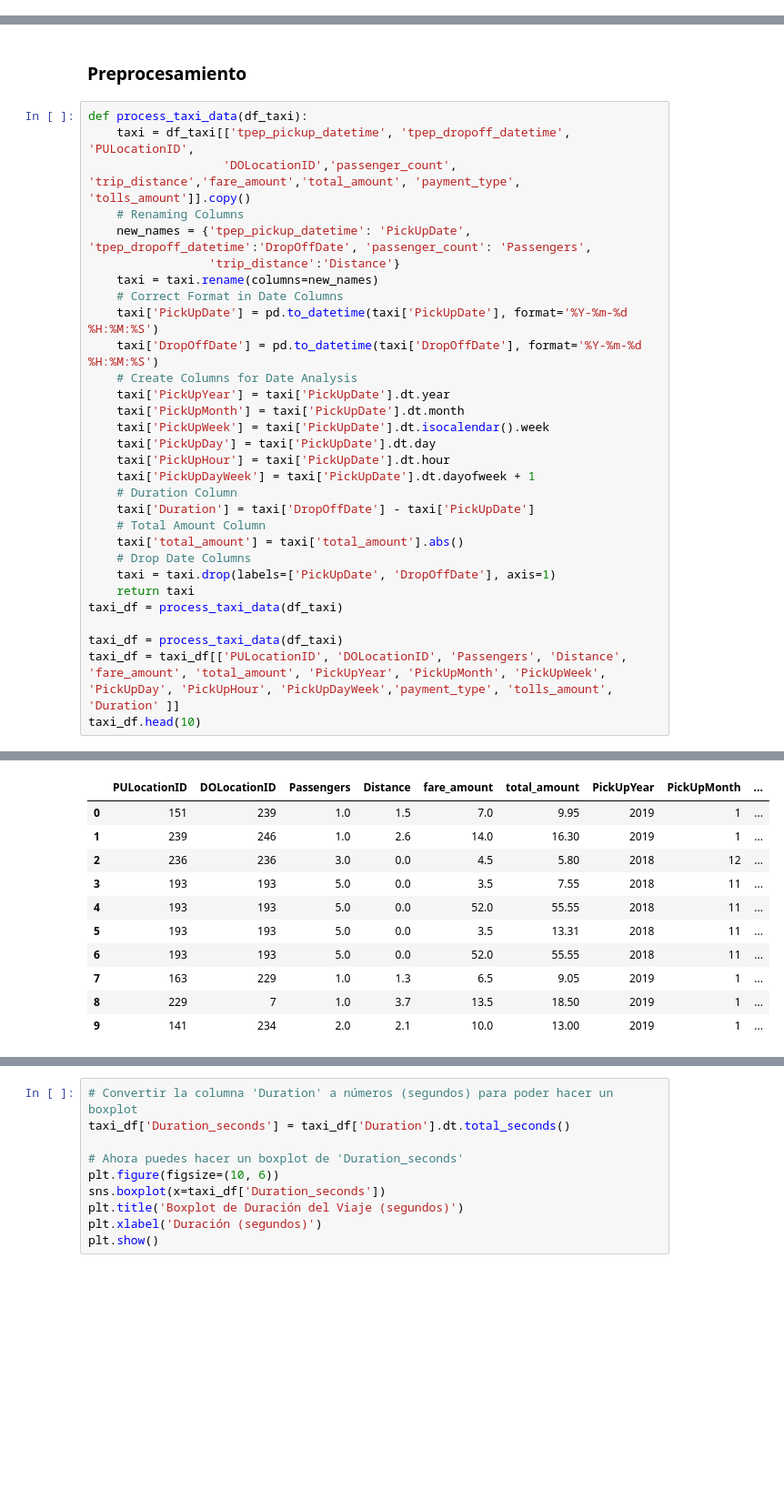
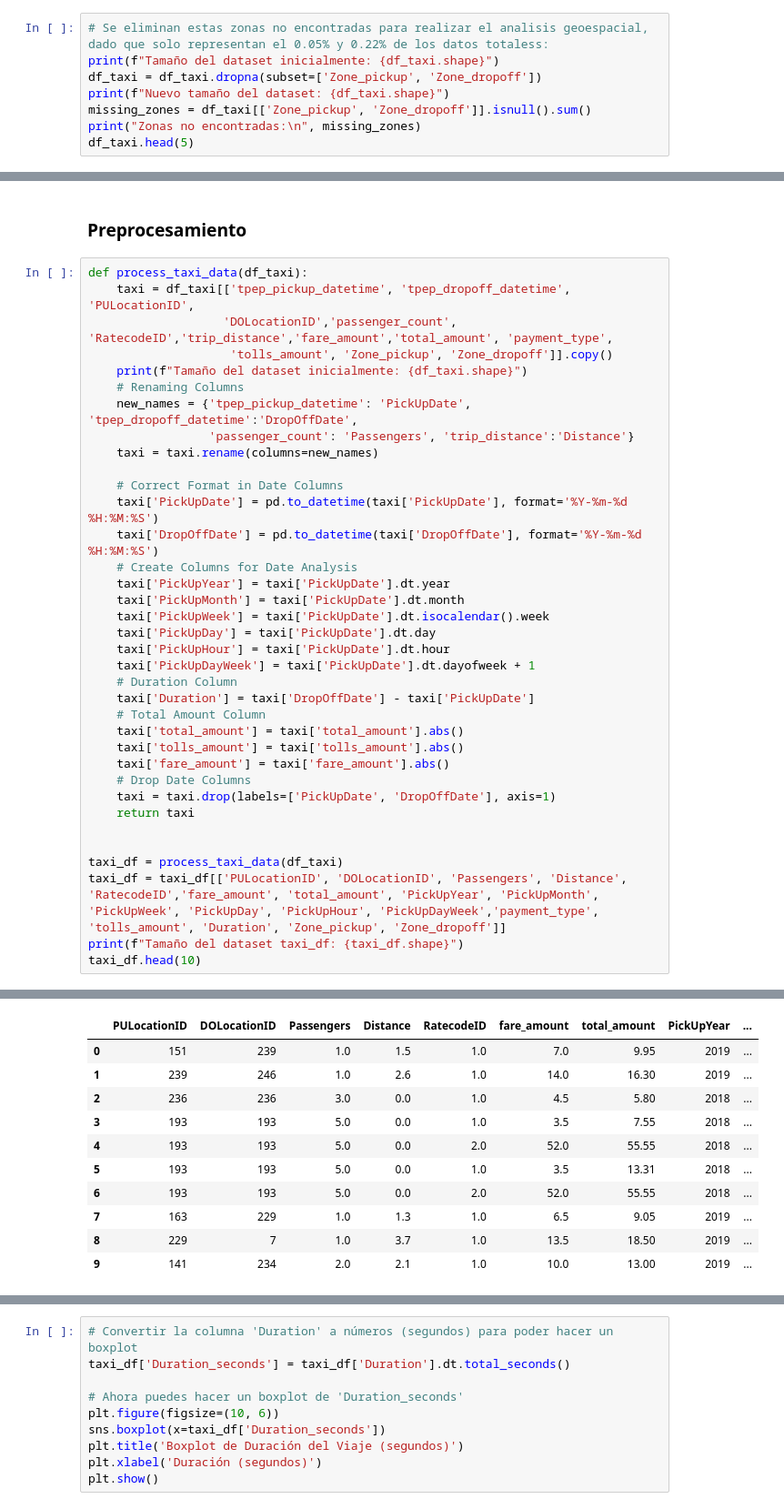
Before and after one commit to yeisondelatorre/ML_trabajofinal, a Jupyter notebook: _sources/notebooks.ipynb, the cells around one changed output, grey strips where cells are left out. Shown at 91% size. Cells and saved outputs as stored; diff of their text form; blank space fills up the shorter version.

```diff
--- a/_sources/notebooks.ipynb
+++ b/_sources/notebooks.ipynb
@@ -52,0 +76,8 @@ df_taxi = df_taxi.merge(zonas_df[['LocationID', 'Zone']], left_on='DOLocationID'
+# %%
+# Se eliminan estas zonas no encontradas para realizar el analisis geoespacial, dado que solo representan el 0.05% y 0.22% de los datos totaless:
+print(f"Tamaño del dataset inicialmente: {df_taxi.shape}")
+df_taxi = df_taxi.dropna(subset=['Zone_pickup', 'Zone_dropoff'])
+print(f"Nuevo tamaño del dataset: {df_taxi.shape}")
+missing_zones = df_taxi[['Zone_pickup', 'Zone_dropoff']].isnull().sum()
+print("Zonas no encontradas:\n", missing_zones)
+df_taxi.head(5)
@@ -332,11 +377,14 @@ Name: count, dtype: int64
 # %%
 def process_taxi_data(df_taxi):
     taxi = df_taxi[['tpep_pickup_datetime', 'tpep_dropoff_datetime', 'PULocationID',
-                   'DOLocationID','passenger_count', 'trip_distance','fare_amount','total_amount', 'payment_type', 'tolls_amount']].copy()
+                   'DOLocationID','passenger_count', 'RatecodeID','trip_distance','fare_amount','total_amount', 'payment_type',
+                    'tolls_amount', 'Zone_pickup', 'Zone_dropoff']].copy()
+    print(f"Tamaño del dataset inicialmente: {df_taxi.shape}")
     # Renaming Columns
-    new_names = {'tpep_pickup_datetime': 'PickUpDate', 'tpep_dropoff_datetime':'DropOffDate', 'passenger_count': 'Passengers',
-                 'trip_distance':'Distance'}
+    new_names = {'tpep_pickup_datetime': 'PickUpDate', 'tpep_dropoff_datetime':'DropOffDate',
+                 'passenger_count': 'Passengers', 'trip_distance':'Distance'}
     taxi = taxi.rename(columns=new_names)
+
     # Correct Format in Date Columns
     taxi['PickUpDate'] = pd.to_datetime(taxi['PickUpDate'], format='%Y-%m-%d %H:%M:%S')
     taxi['DropOffDate'] = pd.to_datetime(taxi['DropOffDate'], format='%Y-%m-%d %H:%M:%S')
@@ -351,12 +399,15 @@ def process_taxi_data(df_taxi):
     taxi['Duration'] = taxi['DropOffDate'] - taxi['PickUpDate']
     # Total Amount Column
     taxi['total_amount'] = taxi['total_amount'].abs()
+    taxi['tolls_amount'] = taxi['tolls_amount'].abs()
+    taxi['fare_amount'] = taxi['fare_amount'].abs()
     # Drop Date Columns
     taxi = taxi.drop(labels=['PickUpDate', 'DropOffDate'], axis=1)
     return taxi
-taxi_df = process_taxi_data(df_taxi)
+
 
 taxi_df = process_taxi_data(df_taxi)
-taxi_df = taxi_df[['PULocationID', 'DOLocationID', 'Passengers', 'Distance', 'fare_amount', 'total_amount', 'PickUpYear', 'PickUpMonth', 'PickUpWeek', 'PickUpDay', 'PickUpHour', 'PickUpDayWeek','payment_type', 'tolls_amount', 'Duration' ]]
+taxi_df = taxi_df[['PULocationID', 'DOLocationID', 'Passengers', 'Distance', 'RatecodeID','fare_amount', 'total_amount', 'PickUpYear', 'PickUpMonth', 'PickUpWeek', 'PickUpDay', 'PickUpHour', 'PickUpDayWeek','payment_type', 'tolls_amount', 'Duration', 'Zone_pickup', 'Zone_dropoff']]
+print(f"Tamaño del dataset taxi_df: {taxi_df.shape}")
 taxi_df.head(10)
 # %% [output]
@@ -363,11 +416,11 @@ taxi_df.head(10)
-|  | PULocationID | DOLocationID | Passengers | Distance | fare_amount | total_amount | PickUpYear | PickUpMonth | ... |
-| 0 | 151 | 239 | 1.0 | 1.5 | 7.0 | 9.95 | 2019 | 1 | ... |
-| 1 | 239 | 246 | 1.0 | 2.6 | 14.0 | 16.30 | 2019 | 1 | ... |
-| 2 | 236 | 236 | 3.0 | 0.0 | 4.5 | 5.80 | 2018 | 12 | ... |
-| 3 | 193 | 193 | 5.0 | 0.0 | 3.5 | 7.55 | 2018 | 11 | ... |
-| 4 | 193 | 193 | 5.0 | 0.0 | 52.0 | 55.55 | 2018 | 11 | ... |
-| 5 | 193 | 193 | 5.0 | 0.0 | 3.5 | 13.31 | 2018 | 11 | ... |
-| 6 | 193 | 193 | 5.0 | 0.0 | 52.0 | 55.55 | 2018 | 11 | ... |
-| 7 | 163 | 229 | 1.0 | 1.3 | 6.5 | 9.05 | 2019 | 1 | ... |
-| 8 | 229 | 7 | 1.0 | 3.7 | 13.5 | 18.50 | 2019 | 1 | ... |
-| 9 | 141 | 234 | 2.0 | 2.1 | 10.0 | 13.00 | 2019 | 1 | ... |
+|  | PULocationID | DOLocationID | Passengers | Distance | RatecodeID | fare_amount | total_amount | PickUpYear | ... |
+| 0 | 151 | 239 | 1.0 | 1.5 | 1.0 | 7.0 | 9.95 | 2019 | ... |
+| 1 | 239 | 246 | 1.0 | 2.6 | 1.0 | 14.0 | 16.30 | 2019 | ... |
+| 2 | 236 | 236 | 3.0 | 0.0 | 1.0 | 4.5 | 5.80 | 2018 | ... |
+| 3 | 193 | 193 | 5.0 | 0.0 | 1.0 | 3.5 | 7.55 | 2018 | ... |
+| 4 | 193 | 193 | 5.0 | 0.0 | 2.0 | 52.0 | 55.55 | 2018 | ... |
+| 5 | 193 | 193 | 5.0 | 0.0 | 1.0 | 3.5 | 13.31 | 2018 | ... |
+| 6 | 193 | 193 | 5.0 | 0.0 | 2.0 | 52.0 | 55.55 | 2018 | ... |
+| 7 | 163 | 229 | 1.0 | 1.3 | 1.0 | 6.5 | 9.05 | 2019 | ... |
+| 8 | 229 | 7 | 1.0 | 3.7 | 1.0 | 13.5 | 18.50 | 2019 | ... |
+| 9 | 141 | 234 | 2.0 | 2.1 | 1.0 | 10.0 | 13.00 | 2019 | ... |
```
Also changed, not shown: parts of 62 cells of this notebook, 14 other files.
